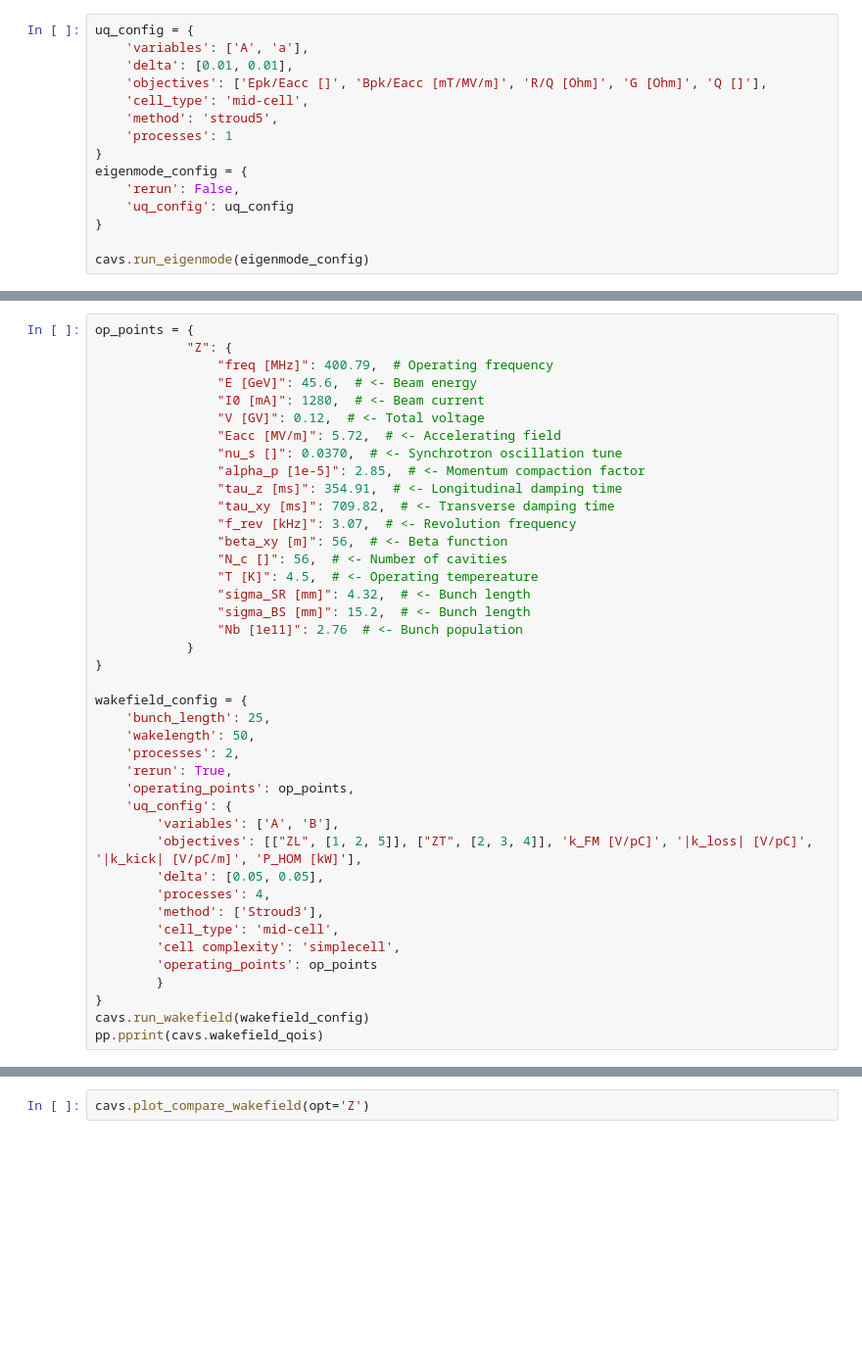
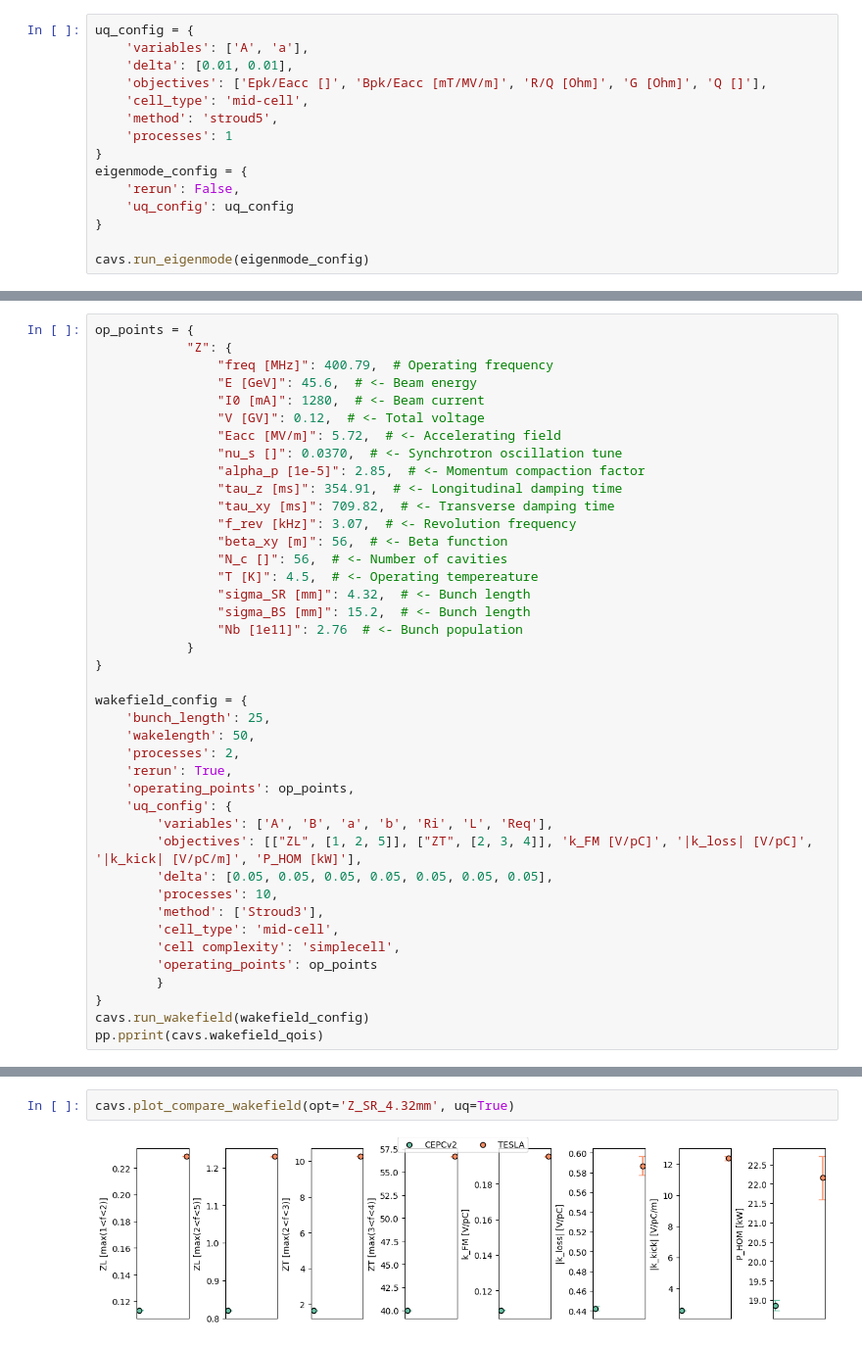
Before and after one commit to Dark-Elektron/cavsim2d, a Jupyter notebook: notebooks/Untitled.ipynb, the cells around one changed output, grey strips where cells are left out. Shown at 98% size. Saved outputs shown, nothing was run; the diff lists cells and outputs as text; blank space fills up the shorter version.

```diff
--- a/notebooks/Untitled.ipynb
+++ b/notebooks/Untitled.ipynb
@@ -174,10 +181,10 @@ wakefield_config = {
     'rerun': True,
     'operating_points': op_points,
     'uq_config': {
-        'variables': ['A', 'B'],
+        'variables': ['A', 'B', 'a', 'b', 'Ri', 'L', 'Req'],
         'objectives': [["ZL", [1, 2, 5]], ["ZT", [2, 3, 4]], 'k_FM [V/pC]', '|k_loss| [V/pC]', '|k_kick| [V/pC/m]', 'P_HOM [kW]'],
-        'delta': [0.05, 0.05],
-        'processes': 4,
+        'delta': [0.05, 0.05, 0.05, 0.05, 0.05, 0.05, 0.05],
+        'processes': 10,
         'method': ['Stroud3'],
         'cell_type': 'mid-cell',
         'cell complexity': 'simplecell',
@@ -208,2 +214,4 @@ pp.pprint(cavs.wakefield_qois)
 # %%
-cavs.plot_compare_wakefield(opt='Z')
+cavs.plot_compare_wakefield(opt='Z_SR_4.32mm', uq=True)
+# %% [output]
+[figure, added]
```
Also changed, not shown: parts of 5 cells of this notebook, 3 other files.
